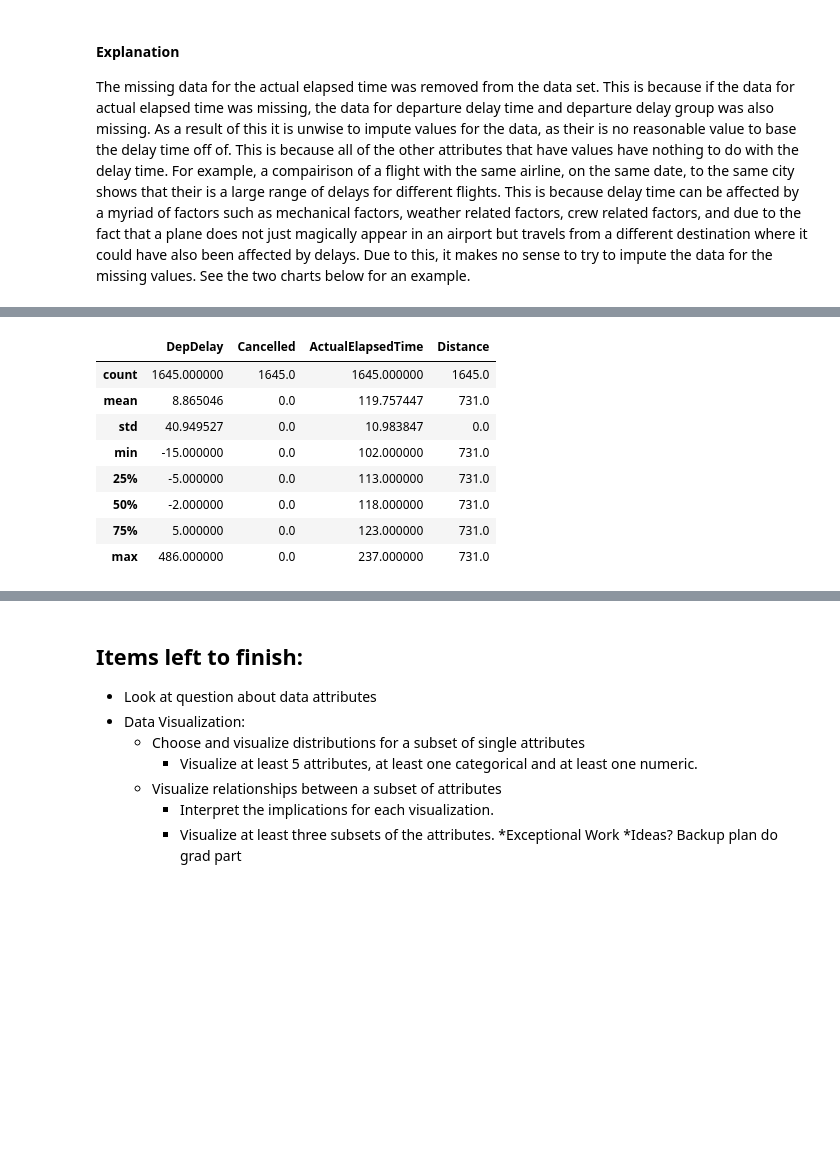
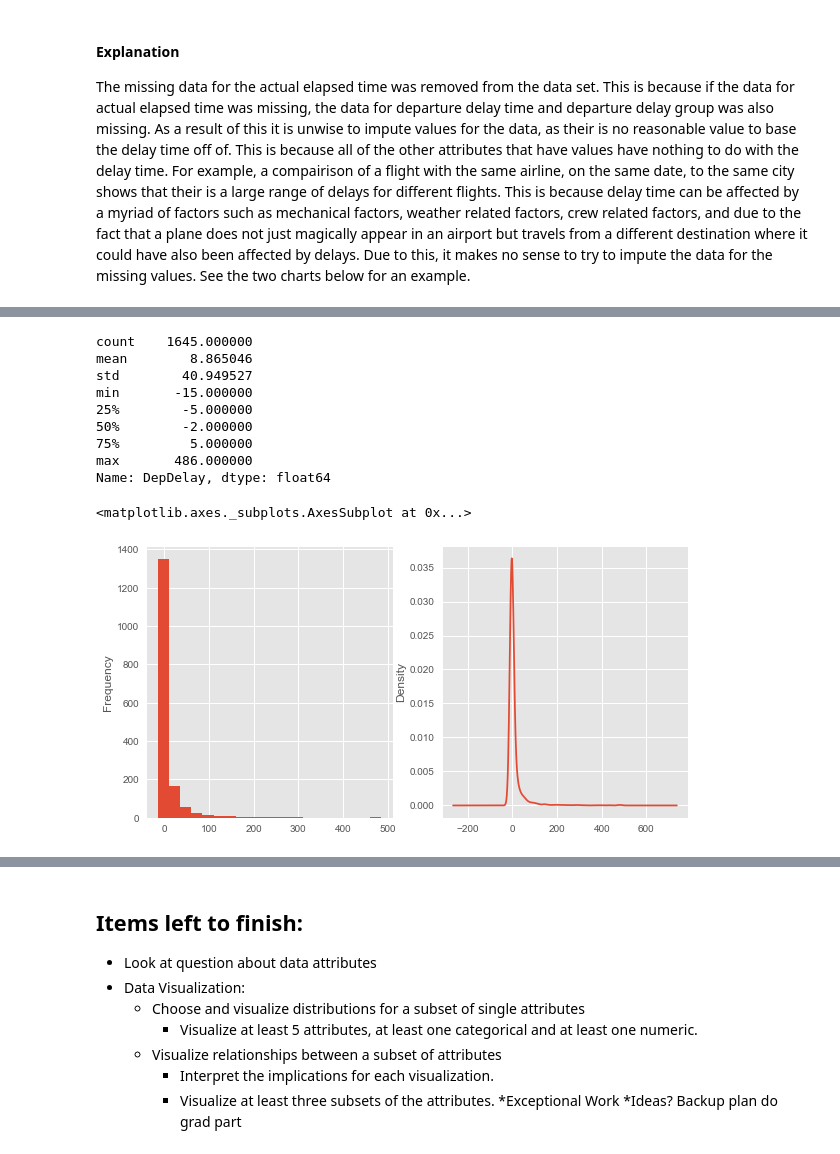
Before and after one commit to teresa201/MachineLearning, a Jupyter notebook: Lab1.ipynb, the cells around one changed output, grey strips where cells are left out. Saved outputs shown, nothing was run; the diff lists cells and outputs as text; code cells hidden in the pictures; blank space fills up the shorter version.

```diff
--- a/Lab1.ipynb
+++ b/Lab1.ipynb
@@ -265,14 +260,28 @@ df_dallas_atl_sorted.head(10)
 | 937089 | Monday | 2018-01-01 | Delta Air Lines Inc. | DFW | ATL | 09:32 | -3.0 | Delay between -15 and -1 minutes | 9:00AM to 9:59AM | 0.0 | ... |
 | 937500 | Monday | 2018-01-01 | Delta Air Lines Inc. | DFW | ATL | 12:32 | 32.0 | Delay between 30 to 44 minutes | 12:00PM to 12:59PM | 0.0 | ... |
 # %%
-df_dallas_atl_sorted.describe()
+df_dallas_atl_sorted.DepDelay.describe()
 # %% [output]
-|  | DepDelay | Cancelled | ActualElapsedTime | Distance |
-| count | 1645.000000 | 1645.0 | 1645.000000 | 1645.0 |
-| mean | 8.865046 | 0.0 | 119.757447 | 731.0 |
-| std | 40.949527 | 0.0 | 10.983847 | 0.0 |
-| min | -15.000000 | 0.0 | 102.000000 | 731.0 |
-| 25% | -5.000000 | 0.0 | 113.000000 | 731.0 |
-| 50% | -2.000000 | 0.0 | 118.000000 | 731.0 |
-| 75% | 5.000000 | 0.0 | 123.000000 | 731.0 |
-| max | 486.000000 | 0.0 | 237.000000 | 731.0 |
+count    1645.000000
+mean        8.865046
+std        40.949527
+min       -15.000000
+25%        -5.000000
+50%        -2.000000
+75%         5.000000
+max       486.000000
+Name: DepDelay, dtype: float64
+# %%
+# Start by just plotting what we previously grouped!
+plt.style.use('ggplot')
+
+fig = plt.figure(figsize=(15,5))
+
+plt.subplot(1,3,1)
+df_dallas_atl_sorted.DepDelay.plot.hist(bins=20)
+
+plt.subplot(1,3,2)
+df_dallas_atl_sorted.DepDelay.plot.kde(bw_method=0.2)
+# %% [output]
+<matplotlib.axes._subplots.AxesSubplot at 0x...>
+[figure, added]
```
Also changed, not shown: parts of 9 cells of this notebook.
